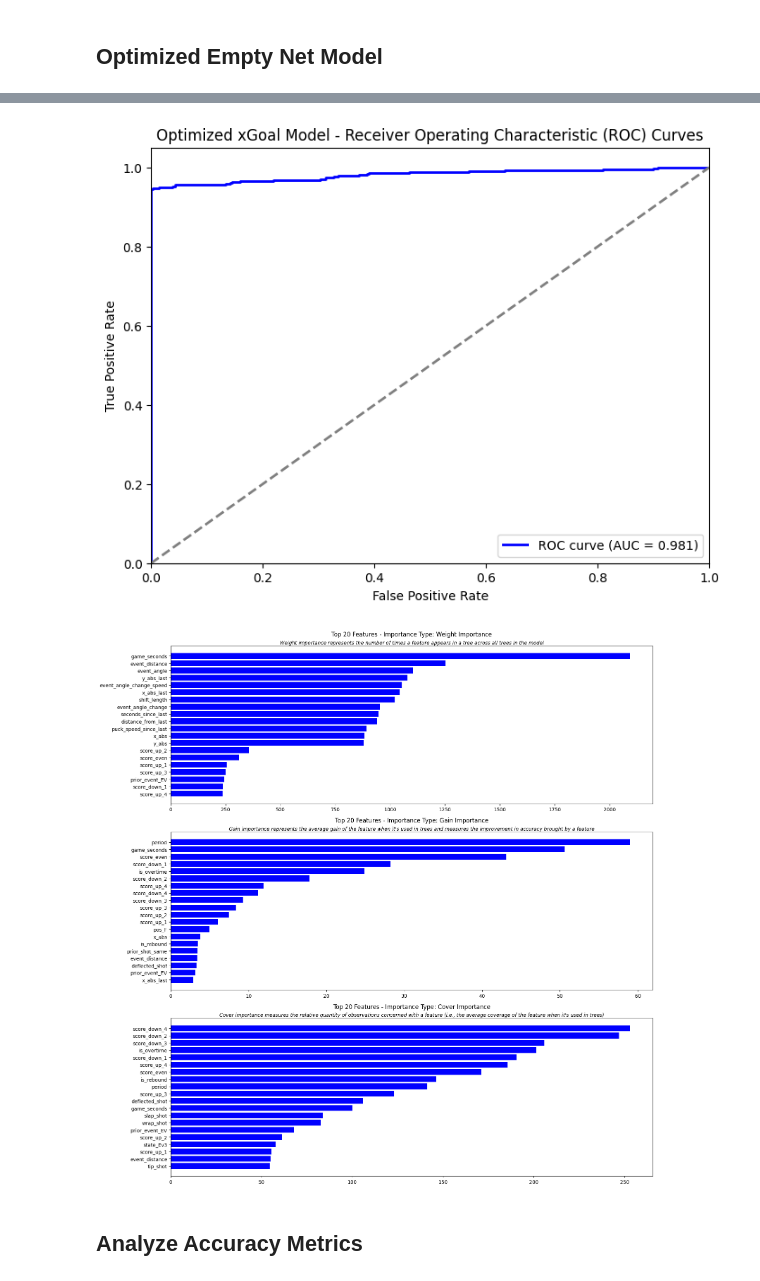
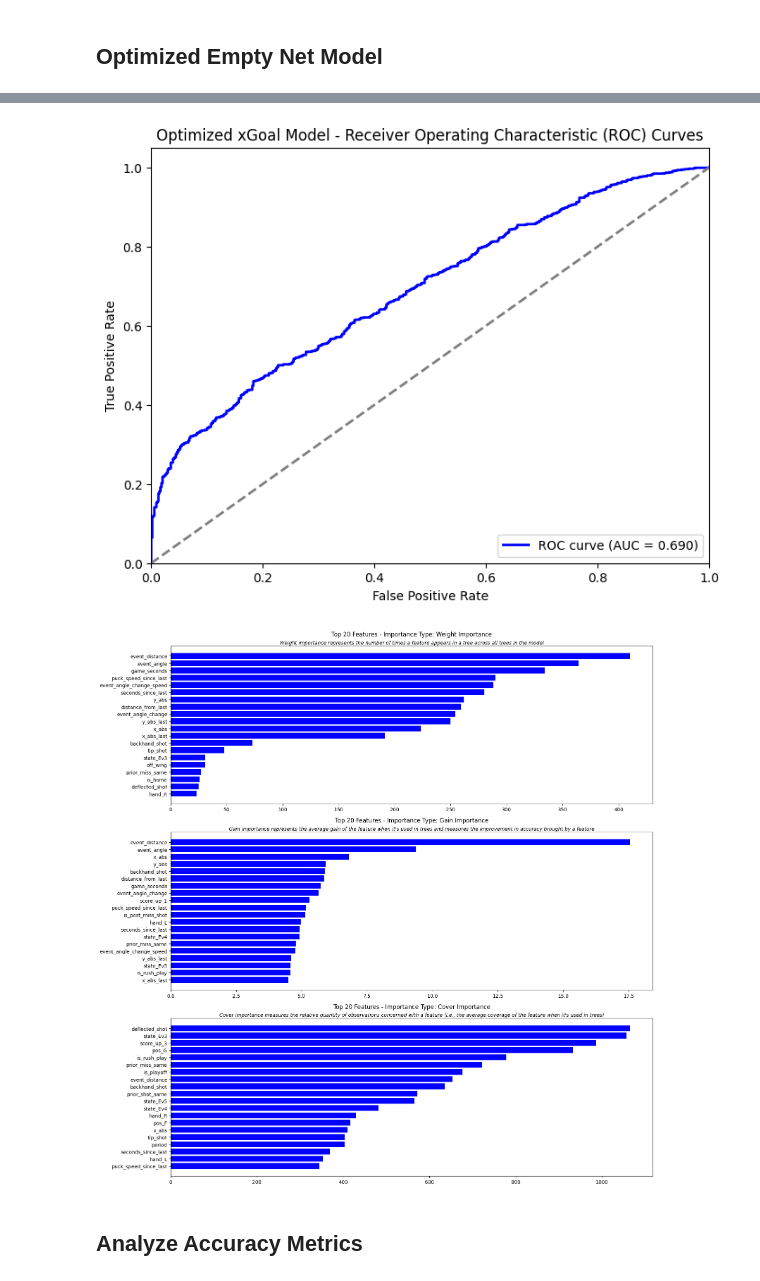
Before and after one commit to twinfield10/NHL-Data, a Jupyter notebook: NHL xG Model - Notebook.ipynb, the cells around one changed output, grey strips where cells are left out. Drawn from its saved outputs; the diff is of its cells as text; code cells hidden in the pictures.

Commit message:
commit all changes add 1213 season data

```diff
--- a/NHL xG Model - Notebook.ipynb
+++ b/NHL xG Model - Notebook.ipynb
@@ -1136,14 +1161,14 @@ en_dfs = []
 print("================== Begin Loading + Cleaning Individual Seasons ==================")
 print(" ")
 
-for i in range(2012,2024):
+for i in range(2010,2024):
 
     # Begin Load
     print(f"Now Loading Play by Play Data From {i} NHL Season")
 
     # Basic Clean/Manipulation
     #df = clean_pbp_data(pl.read_parquet(f'https://github.com/twinfield10/NHL-xG-Model/raw/main/data/API_RAW_PBP_Data_{i}.parquet'))
-    df = clean_pbp_data(pl.read_parquet(f'/Users/tommywinfield/GitRepos/NHL-Data/PBP/parquet/API_RAW_PBP_Data_{i}.parquet'))
+    df = clean_pbp_data(pl.read_parquet(f'PBP/parquet/API_RAW_PBP_Data_{i}{i+1}.parquet'))
 
     # Create Indexes
     df = index_input_data(df)
@@ -1170,14 +1195,14 @@ print("================== Begin Appending DataFrames Together ==================
 print(" ")
 
 # EV
-EV_PBP = ev_dfs[2]
-for df in ev_dfs[3:]:
+EV_PBP = ev_dfs[3]
+for df in ev_dfs[4:]:
     EV_PBP = EV_PBP.extend(df)
 print(str(EV_PBP.height) + " Total Shots in Even Strength DF")
 
 # PP
-PP_PBP = pp_dfs[0]
-for df in pp_dfs[1:]:
+PP_PBP = pp_dfs[1]
+for df in pp_dfs[2:]:
     PP_PBP = PP_PBP.extend(df)
 print(str(PP_PBP.height) + " Total Shots in Power Play DF")
 
@@ -1203,7 +1228,7 @@ PP_PBP = imp_sec_type(PP_PBP).drop('event_detail', 'shift_length')
 SH_PBP = imp_sec_type(SH_PBP).drop('event_detail', 'shift_length')
 EN_PBP = imp_sec_type(EN_PBP).drop('event_detail', 'shift_length')
 
-print("================== End Loading Data From " + str(EV_PBP['season'].min()) + "-" + str(EV_PBP['season'].max())  + " Seasons ==================")
+print("================== End Loading Data From the" + str(EV_PBP['season'].min()) + " to the " + str(EV_PBP['season'].max())  + " Seasons ==================")
 # %% [output]
 ================== Begin Loading + Cleaning Individual Seasons ==================
 
@@ -1594,8 +1642,8 @@ weighted avg       0.93      0.70      0.78    152638
 ## *Man-Advantage Model - True Sample*
 # %%
 # Split the data into training and testing sets
-pp_train_data = PP_PD[PP_PD['season'] != 20232024].sample(frac=0.8, random_state=87)
-pp_test_data = PP_PD[PP_PD['season'] != 20232024].drop(pp_train_data.index)
+pp_train_data = PP_PD[~PP_PD['season'].isin([20232024])].sample(frac=0.8, random_state=87)
+pp_test_data = PP_PD[~PP_PD['season'].isin([20232024])].drop(pp_train_data.index)
 
 # Define the features, target variable, and cols to exclude
 pp_exclude_cols = ['season', 'game_id', 'event_idx']
@@ -1678,7 +1726,7 @@ weighted avg       0.93      0.62      0.72      5428
 ## *Empty Net Model - True Sample*
 # %%
 # Split the data into training and testing sets
-en_train_data = EN_PD[EN_PD['season'] != 20232024].sample(frac=0.72, random_state=87)
+en_train_data = EN_PD[EN_PD['season'] != 20232024].sample(frac=0.8, random_state=87)
 en_test_data = EN_PD[EN_PD['season'] != 20232024].drop(en_train_data.index)
 
 # Define the features, target variable, and cols to exclude
@@ -1722,20 +1770,20 @@ weighted avg       0.94      0.63      0.74      1078
 Here, I want to hypertune my parameters and use the most current data as the test rather than a sample. If hypertuning is able to help the model be more predictive on the most current data (rather than testing against a sample of data that includes 2012-2013 data), then it will likely be more predictive in the future.
 # %%
 # Optimize hyperparameters
-hyperparameter_optimizer = HyperparameterOptimizer(n_startup_trials=10000, n_trials=500)
+hyperparameter_optimizer = HyperparameterOptimizer(n_startup_trials=10000, n_trials=1000)
 alt_hyperparameter_optimizer = HyperparameterOptimizer(n_startup_trials=10000, n_trials=100)
 
 # EV - Max Depth = 4
 print("Begin Even Strength Hypertuning")
-#ev_best_params, ev_param_df = alt_hyperparameter_optimizer.optimize_hyperparameters(ev_X_train, ev_y_train, ev_X_test, ev_y_test, type = 'EV')
+ev_best_params, ev_param_df = alt_hyperparameter_optimizer.optimize_hyperparameters(ev_X_train, ev_y_train, ev_X_test, ev_y_test, type = 'EV')
 
 # PP
 print("Begin Man Advantage Hypertuning")
-pp_best_params, pp_param_df = hyperparameter_optimizer.optimize_hyperparameters(pp_X_train, pp_y_train, pp_X_test, pp_y_test, type = 'PP')
+#pp_best_params, pp_param_df = alt_hyperparameter_optimizer.optimize_hyperparameters(pp_X_train, pp_y_train, pp_X_test, pp_y_test, type = 'PP')
 
 # SH
 print("Begin Shorthanded Hypertuning")
-#sh_best_params, sh_param_df = hyperparameter_optimizer.optimize_hyperparameters(sh_X_train, sh_y_train, sh_X_test, sh_y_test, type = 'SH')
+#sh_best_params, sh_param_df = alt_hyperparameter_optimizer.optimize_hyperparameters(sh_X_train, sh_y_train, sh_X_test, sh_y_test, type = 'SH')
 
 # EN
 print("Begin Empty Net Hypertuning")
@@ -1885,6 +1955,9 @@ weighted avg       0.93      0.72      0.79      5428
 # %% [markdown]
 ## Optimized Empty Net Model
 # %%
+# Best Parameters (Hard-Code)
+en_best_params = {'max_depth': 4, 'learning_rate': 0.03310457341378971, 'n_estimators': 324, 'min_child_weight': 0.9206244284355457, 'reg_alpha': 0, 'reg_lambda': 0, 'gamma': 0.505513194675373, 'seed': 87, 'max_delta_step': 3, 'colsample_bytree': 0.9, 'subsample': 0.9}
+
 # Train HyperTuned Model
 best_en_model, y_pred_en, best_en_logloss, best_en_auc, best_en_OT = xgboost_trainer.train_and_evaluate_xgboost(en_X_train, en_y_train, en_X_test, en_y_test, en_best_params)
 
@@ -1914,5 +1987,5 @@ weighted avg       0.97      0.97      0.97       849
-[figure, old version]
+[figure, new version]
-[figure, old version]
+[figure, new version]
 # %% [markdown]
 ## Analyze Accuracy Metrics
 # %%
```
Also changed, not shown: parts of 27 cells of this notebook, 14 other files.
